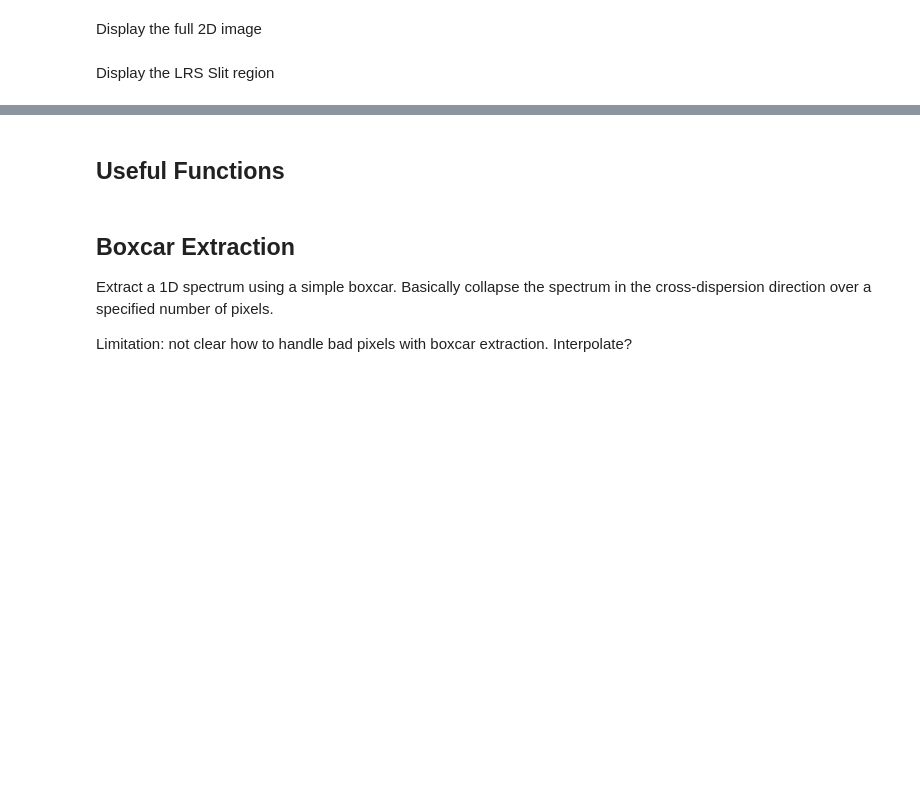
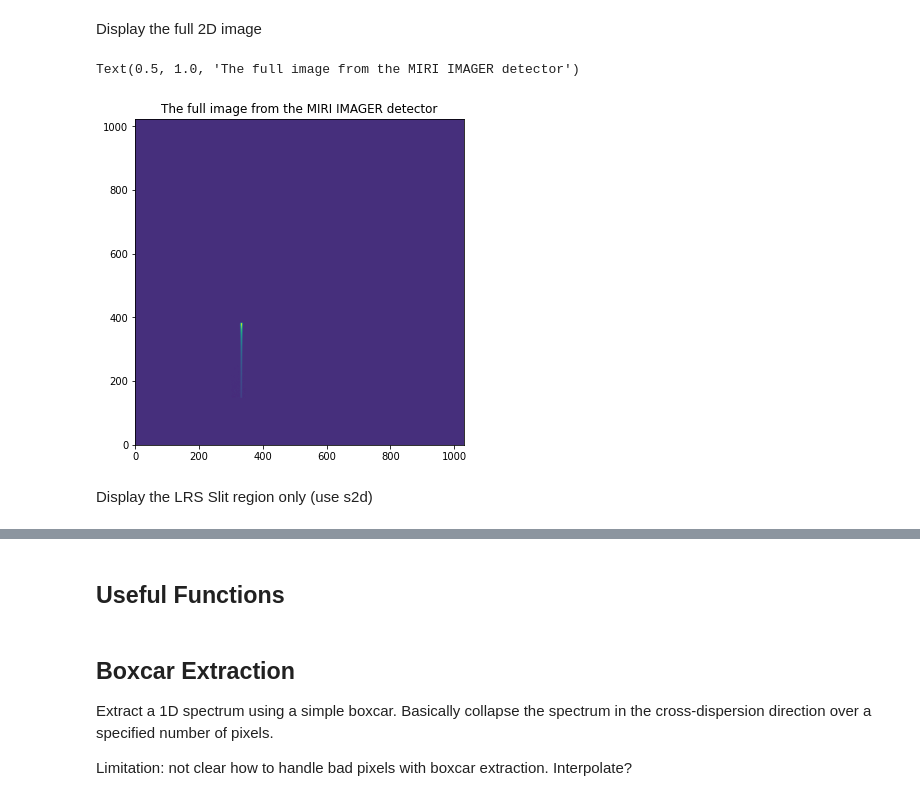
Before and after one commit to spacetelescope/dat_pyinthesky, a Jupyter notebook: jdat_notebooks/MIRI_LRS_spectral_extraction/miri_lrs_spectral_extraction.ipynb, the cells around one changed output, grey strips where cells are left out. Drawn from its saved outputs; the diff is of its cells as text; code cells hidden in the pictures; blank space fills up the shorter version.

Commit message:
Updates to use gwcs info

```diff
--- a/jdat_notebooks/MIRI_LRS_spectral_extraction/miri_lrs_spectral_extraction.ipynb
+++ b/jdat_notebooks/MIRI_LRS_spectral_extraction/miri_lrs_spectral_extraction.ipynb
@@ -36,9 +41,11 @@ Note: Not clear how to use the JWST pipeline `extract_1d` (quite complex) code.
 # %%
 from astropy.utils.data import download_file
 # backup location
-# calfile = "det_image_seq5_MIRIMAGE_P750Lexp1_cal.fits"
-calfile_url = "https://data.science.stsci.edu/redirect/JWST/jwst-data_analysis_tools/MIRI_LRS_notebook/det_image_seq5_MIRIMAGE_P750Lexp1_cal.fits"
-calfile = download_file(calfile_url)
+calfile = "det_image_seq5_MIRIMAGE_P750Lexp1_cal.fits"
+s2dfile = "det_image_seq5_MIRIMAGE_P750Lexp1_s2d.fits"
+x1dfile = "det_image_seq5_MIRIMAGE_P750Lexp1_x1d.fits"
+# calfile_url = "https://data.science.stsci.edu/redirect/JWST/jwst-data_analysis_tools/MIRI_LRS_notebook/det_image_seq5_MIRIMAGE_P750Lexp1_cal.fits"
+# calfile = download_file(calfile_url)
 # %% [markdown]
 ## File information
 
@@ -68,0 +74,8 @@ print(imwcs)
+# %%
+# use a jwst datamodel to provide a good interface to the data and wcs info
+cal = datamodels.open(calfile)
+s2d = datamodels.open(s2dfile)
+# get the wcs info for the s2d file for later use
+grid = grid_from_bounding_box(s2d.meta.wcs.bounding_box)
+s2d_ra, s2d_dec, s2d_lam = s2d.meta.wcs(*grid)
+print(s2d_lam.max())
@@ -75,10 +104,13 @@ print(np.amin(hdu[1].data), np.amax(hdu[1].data))
 # %% [markdown]
 Display the full 2D image
 # %%
-norm_data = simple_norm(data, 'sqrt')
+norm_data = simple_norm(cal.data, 'sqrt')
 plt.figure(figsize=(6, 6))
-plt.imshow(data, norm=norm_data, origin="lower")
+plt.imshow(cal.data, norm=norm_data, origin="lower")
 plt.title("The full image from the MIRI IMAGER detector")
+# %% [output]
+Text(0.5, 1.0, 'The full image from the MIRI IMAGER detector')
+[figure, added]
 # %% [markdown]
-Display the LRS Slit region
+Display the LRS Slit region only (use s2d)
 # %%
```
Also changed, not shown: parts of 20 cells of this notebook, 1 other file.
